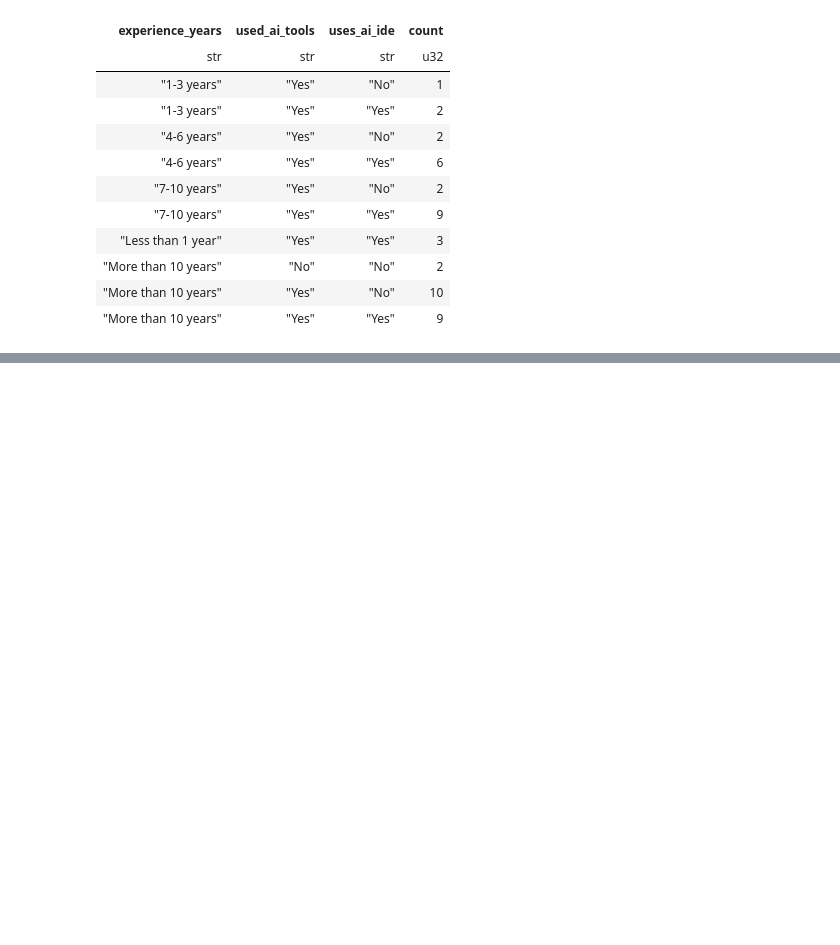
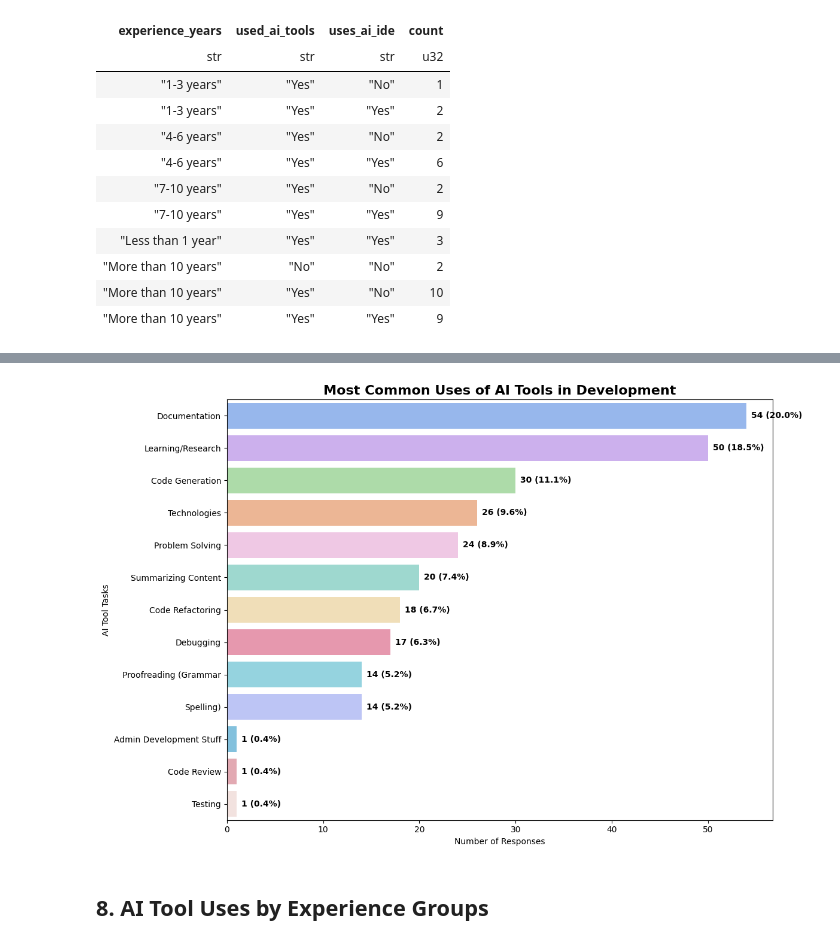
Before and after one commit to CRSS-AI/ai-assisted-development-workshop, a Jupyter notebook: support-material/survey_analysis.ipynb, the cells around one changed output, grey strips where cells are left out. Saved outputs shown, nothing was run; the diff lists cells and outputs as text; code cells hidden in the pictures; blank space fills up the shorter version.

```diff
--- a/support-material/survey_analysis.ipynb
+++ b/support-material/survey_analysis.ipynb
@@ -698,0 +1543,9 @@ shape: (2, 8)
+# %%
+# Create AI tool tasks visualization
+create_ai_tasks_visualization(
+    ai_tool_tasks_stats, "Most Common Uses of AI Tools in Development"
+)
+# %% [output]
+[figure, added]
+# %% [markdown]
+## 8. AI Tool Uses by Experience Groups
```
Also changed, not shown: parts of 40 cells of this notebook.
